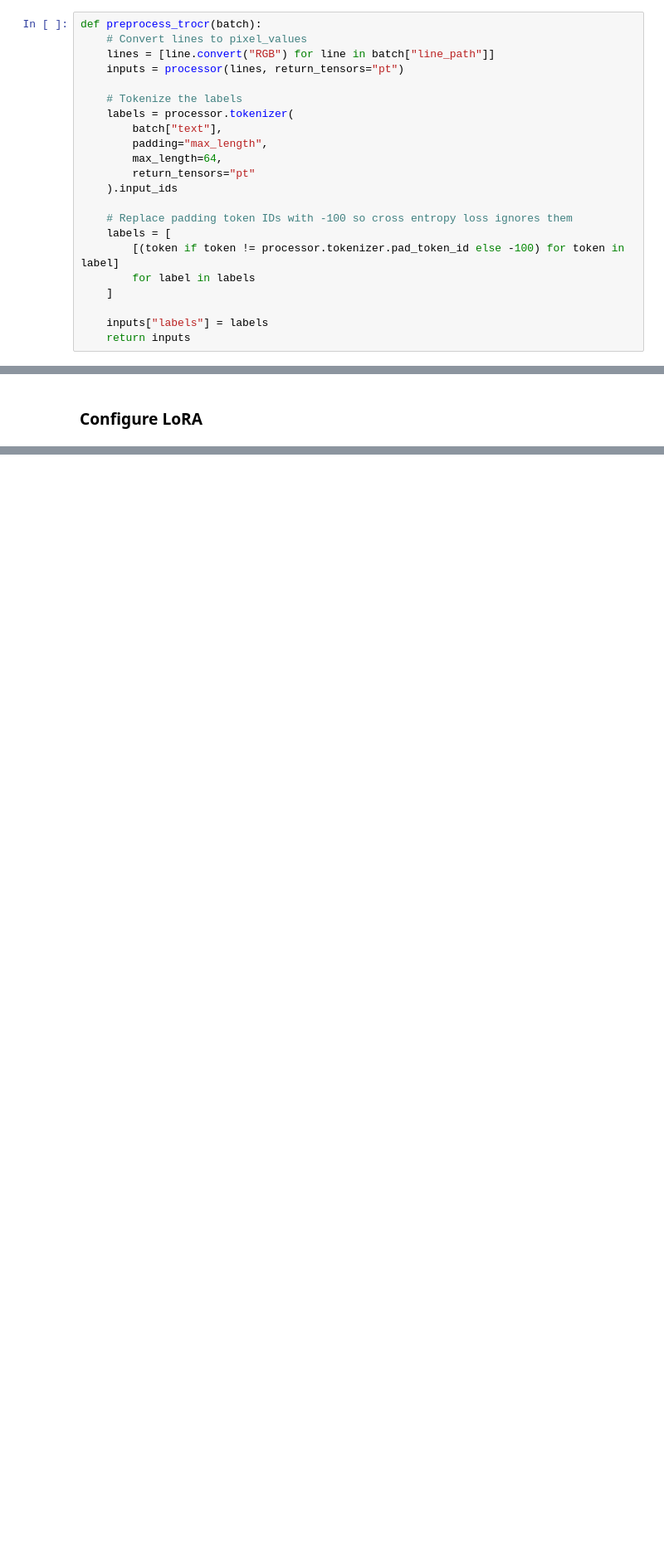
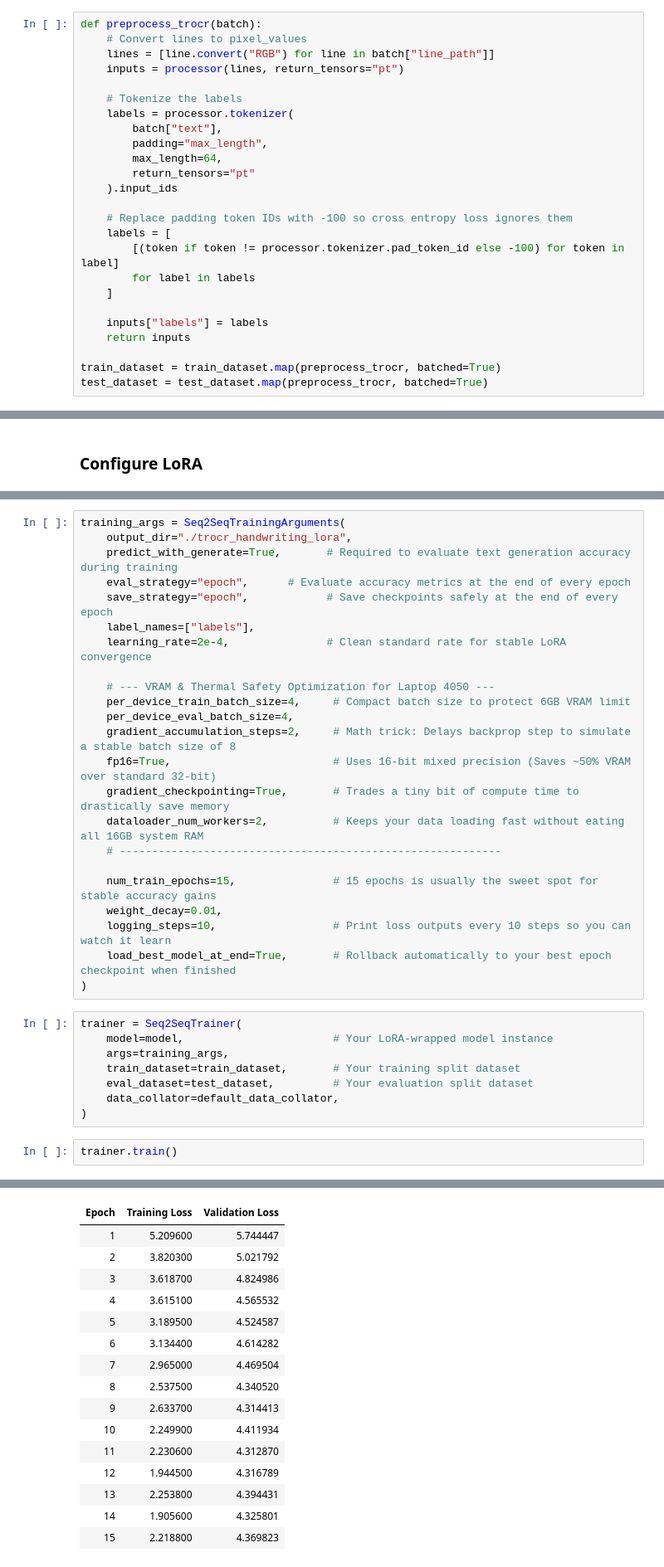
Before and after one commit to gjburke/note-transfer, a Jupyter notebook: development/text_detection.ipynb, the cells around one changed output, grey strips where cells are left out. Shown at 83% size. Drawn from its saved outputs; the diff is of its cells as text; blank space fills up the shorter version.

```diff
--- a/development/text_detection.ipynb
+++ b/development/text_detection.ipynb
@@ -1086,3 +1087,6 @@ def preprocess_trocr(batch):
 
     inputs["labels"] = labels
     return inputs
+
+train_dataset = train_dataset.map(preprocess_trocr, batched=True)
+test_dataset = test_dataset.map(preprocess_trocr, batched=True)
@@ -1116,0 +1122,34 @@ trainable params: 884,736 || all params: 334,806,528 || trainable%: 0.2643
+# %%
+training_args = Seq2SeqTrainingArguments(
+    output_dir="./trocr_handwriting_lora",
+    predict_with_generate=True,       # Required to evaluate text generation accuracy during training
+    eval_strategy="epoch",      # Evaluate accuracy metrics at the end of every epoch
+    save_strategy="epoch",            # Save checkpoints safely at the end of every epoch
+    label_names=["labels"],
+    learning_rate=2e-4,               # Clean standard rate for stable LoRA convergence
+
+    # --- VRAM & Thermal Safety Optimization for Laptop 4050 ---
+    per_device_train_batch_size=4,     # Compact batch size to protect 6GB VRAM limit
+    per_device_eval_batch_size=4,
+    gradient_accumulation_steps=2,     # Math trick: Delays backprop step to simulate a stable batch size of 8
+    fp16=True,                         # Uses 16-bit mixed precision (Saves ~50% VRAM over standard 32-bit)
+    gradient_checkpointing=True,       # Trades a tiny bit of compute time to drastically save memory
+    dataloader_num_workers=2,          # Keeps your data loading fast without eating all 16GB system RAM
+    # -----------------------------------------------------------
+
+    num_train_epochs=15,               # 15 epochs is usually the sweet spot for stable accuracy gains
+    weight_decay=0.01,
+    logging_steps=10,                  # Print loss outputs every 10 steps so you can watch it learn
+    load_best_model_at_end=True,       # Rollback automatically to your best epoch checkpoint when finished
+)
+# %%
+trainer = Seq2SeqTrainer(
+    model=model,                       # Your LoRA-wrapped model instance
+    args=training_args,
+    train_dataset=train_dataset,       # Your training split dataset
+    eval_dataset=test_dataset,         # Your evaluation split dataset
+    data_collator=default_data_collator,
+)
+# %%
+trainer.train()
+# %% [output]
@@ -1116,0 +1157,16 @@ trainable params: 884,736 || all params: 334,806,528 || trainable%: 0.2643
+| Epoch | Training Loss | Validation Loss |
+| 1 | 5.209600 | 5.744447 |
+| 2 | 3.820300 | 5.021792 |
+| 3 | 3.618700 | 4.824986 |
+| 4 | 3.615100 | 4.565532 |
+| 5 | 3.189500 | 4.524587 |
+| 6 | 3.134400 | 4.614282 |
+| 7 | 2.965000 | 4.469504 |
+| 8 | 2.537500 | 4.340520 |
+| 9 | 2.633700 | 4.314413 |
+| 10 | 2.249900 | 4.411934 |
+| 11 | 2.230600 | 4.312870 |
+| 12 | 1.944500 | 4.316789 |
+| 13 | 2.253800 | 4.394431 |
+| 14 | 1.905600 | 4.325801 |
+| 15 | 2.218800 | 4.369823 |
```
Also changed, not shown: parts of 8 cells of this notebook.
